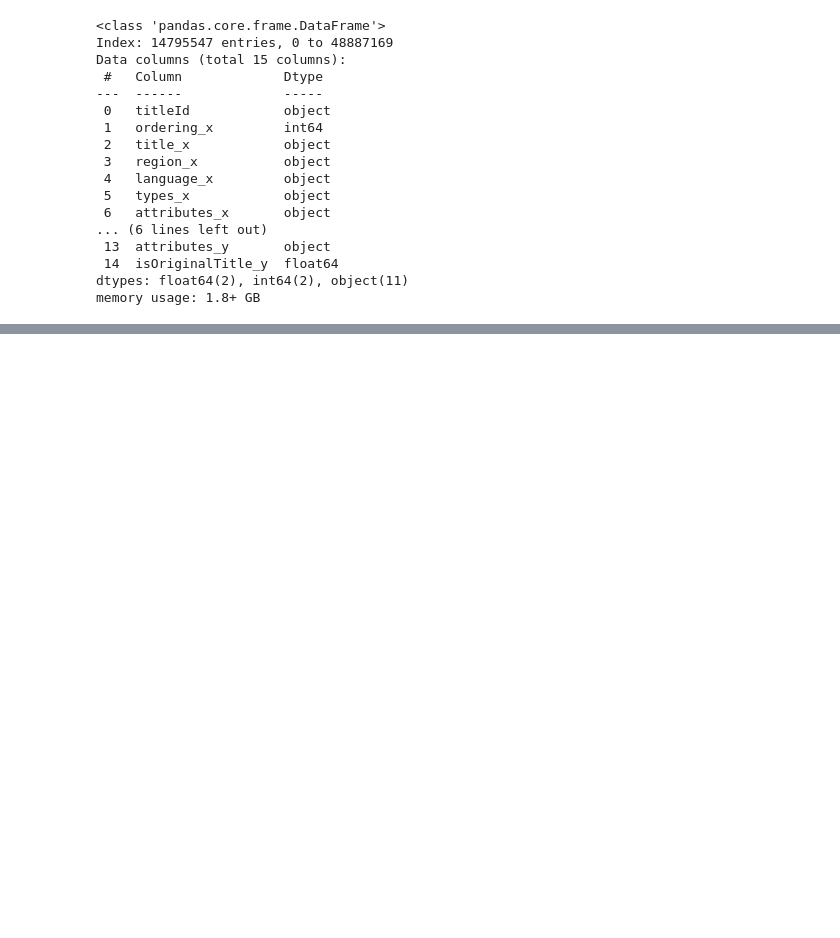
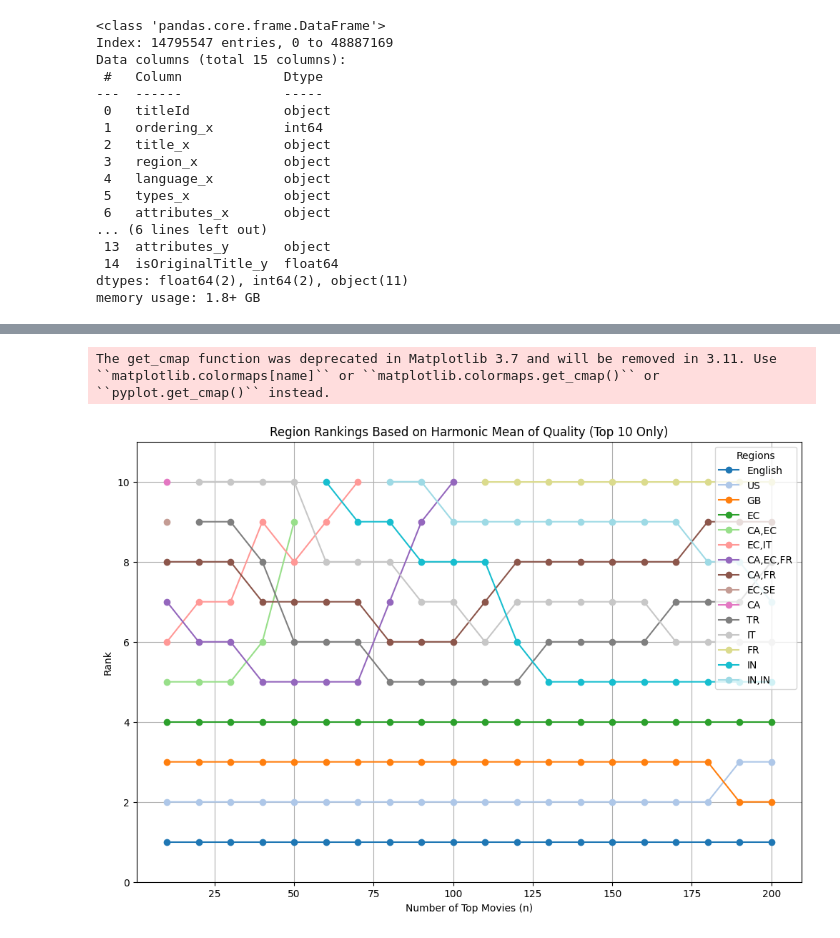
Before and after one commit to marsocha/NYPD_Marcin_Socha, a Jupyter notebook: 25_08.ipynb, the cells around one changed output, grey strips where cells are left out. Saved outputs shown, nothing was run; the diff lists cells and outputs as text; code cells hidden in the pictures; blank space fills up the shorter version.

```diff
--- a/25_08.ipynb
+++ b/25_08.ipynb
@@ -171,6 +206,8 @@ df4 = df4.sort_values('quality', ascending=False)
 grouped_df = df4.groupby(['tconst', 'primaryTitle', 'quality'])['region'].agg(list).reset_index()
 
 # Print the resulting DataFrame
+#grouped_df['categorized_region'] = grouped_df['region'].apply(categorize_region)
+grouped_df = grouped_df[grouped_df['region'].apply(lambda x: not any(isinstance(i, float) and np.isnan(i) for i in x))]
 
-print(grouped_df)
+grouped_df
 # %% [output]
@@ -196,0 +227,5 @@ print(f"'nan' appears {uk_count} times in the 'country' column.")
+# %%
+grouped_df['categorized_region'] = grouped_df['region'].apply(categorize_region)
+grouped_df = grouped_df.drop('region', axis=1)
+grouped_df = grouped_df.rename(columns={'categorized_region': 'region'})
+grouped_df
@@ -196,0 +246,3 @@ print(f"'nan' appears {uk_count} times in the 'country' column.")
+# %%
+grouped_df = grouped_df.sort_values('quality', ascending=False)
+fff = grouped_df[grouped_df['region'] != 'English']
@@ -196,0 +265,48 @@ print(f"'nan' appears {uk_count} times in the 'country' column.")
+# %%
+
+
+# Dictionary to track rankings of regions across different n values
+region_rankings = {}
+
+# Range of n values to analyze
+n_values = range(10, 210, 10)
+df_neg = -grouped_df
+# Assuming grouped_df is your DataFrame with columns 'quality', 'region', and 'title'
+# Loop over the range of n values
+for n in n_values:
+    top_10_quality_regions = calculate_harmonic_mean_top_n(grouped_df, n=n)
+
+    # Track the rankings of each region
+    for rank, region in enumerate(top_10_quality_regions.index, start=1):
+        if region not in region_rankings:
+            region_rankings[region] = []
+        region_rankings[region].append((n, rank))
+
+# Filter out regions that appear in the top 10 for any value of n
+top_10_regions = {region: ranks for region, ranks in region_rankings.items() if any(rank <= 10 for _, rank in ranks)}
+
+# Set up color map to assign unique colors to each region
+color_map = plt.cm.get_cmap('tab20', len(top_10_regions))
+
+# Plot the rankings for the top 10 regions, considering only ranks 1-10
+plt.figure(figsize=(12, 8))
+
+# Enumerate over top_10_regions to ensure each region gets a unique color
+for i, (region, ranks) in enumerate(top_10_regions.items()):
+    # Filter ranks to include only those from 1 to 10
+    filtered_ranks = [(n, rank) for n, rank in ranks if rank <= 10]
+    if filtered_ranks:
+        n_vals, rank_vals = zip(*filtered_ranks)
+        plt.plot(n_vals, rank_vals, marker='o', label=region, color=color_map(i))
+
+plt.gca().invert_yaxis()  # Invert y-axis to have rank 1 at the top
+plt.ylim(0, 11)  # Show only ranks 1 to 10
+plt.xlabel('Number of Top Movies (n)')
+plt.ylabel('Rank')
+plt.title('Region Rankings Based on Harmonic Mean of Quality (Top 10 Only)')
+plt.legend(title='Regions')
+plt.grid(True)
+plt.show()
+# %% [output]
+The get_cmap function was deprecated in Matplotlib 3.7 and will be removed in 3.11. Use ``matplotlib.colormaps[name]`` or ``matplotlib.colormaps.get_cmap()`` or ``pyplot.get_cmap()`` instead.
+[figure, added]
```
Also changed, not shown: parts of 10 cells of this notebook.
